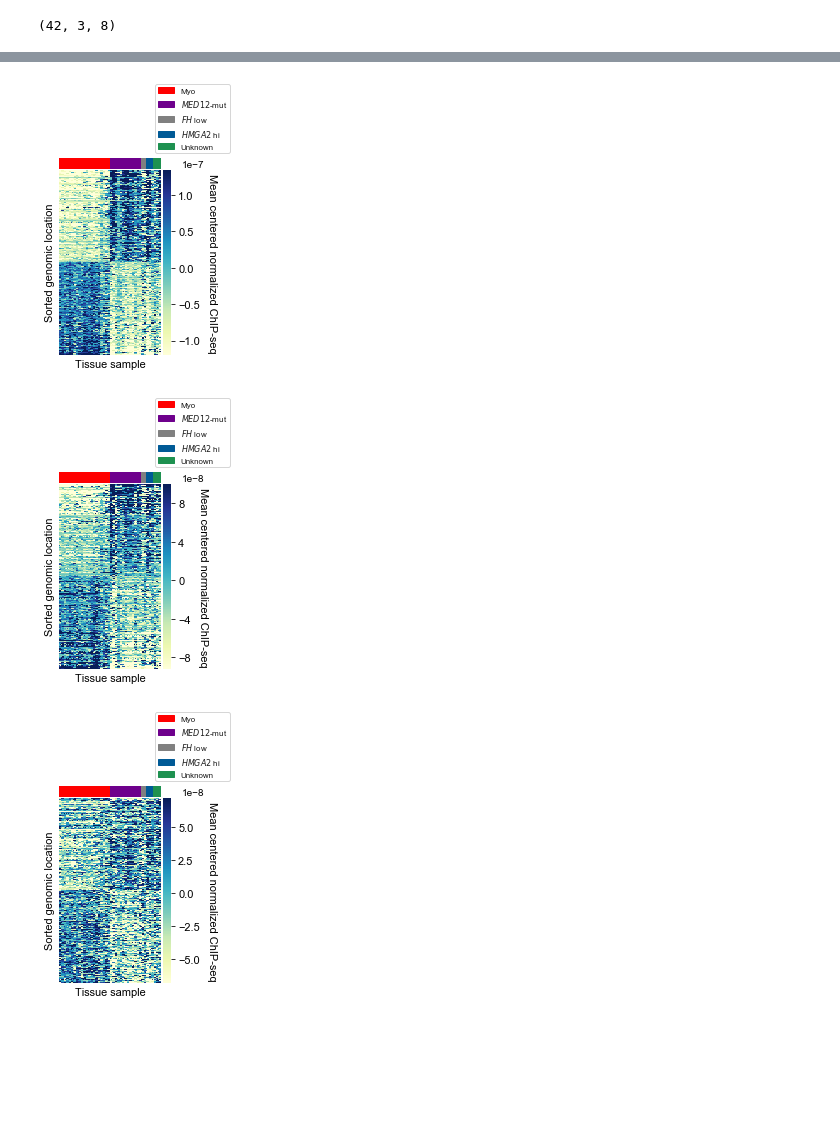
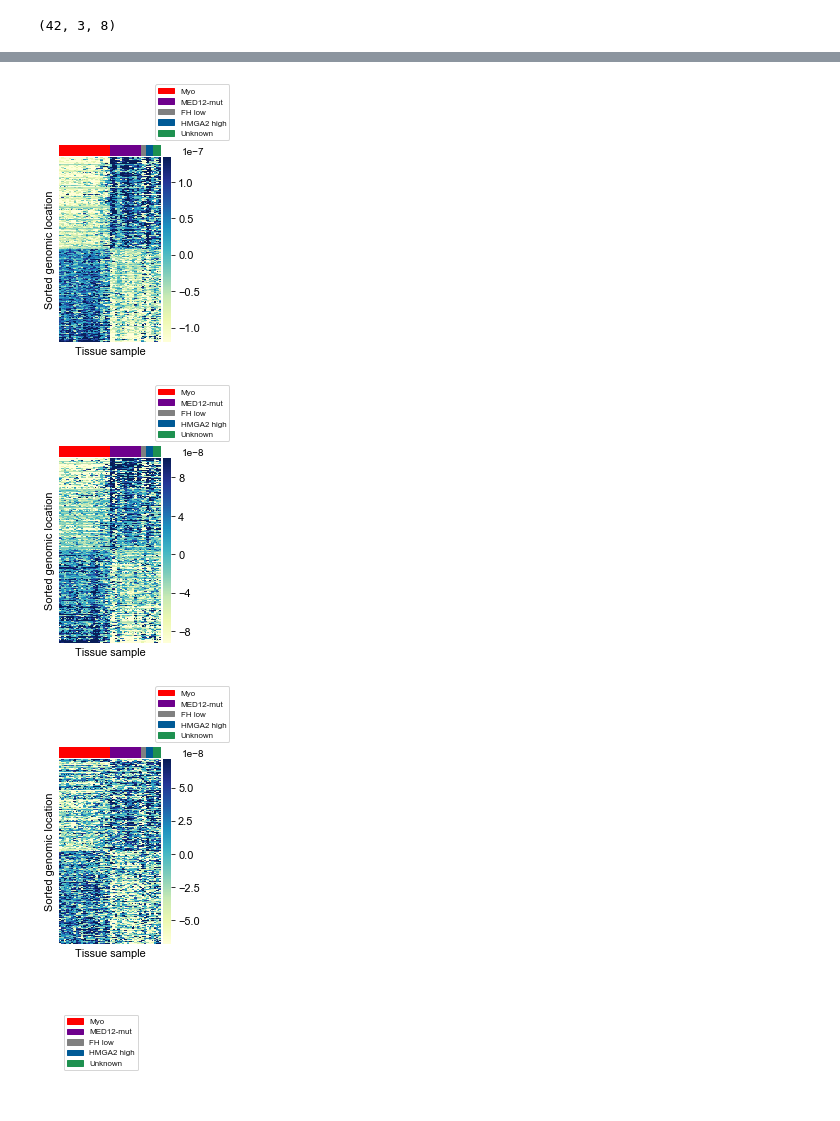
Before and after one commit to jssong-lab/DeCET, a Jupyter notebook: DeCET_downstream_analysis/analysis_of_HOSVD_projections.ipynb, the cells around one changed output, grey strips where cells are left out. Drawn from its saved outputs; the diff is of its cells as text; code cells hidden in the pictures; blank space fills up the shorter version.

```diff
--- a/DeCET_downstream_analysis/analysis_of_HOSVD_projections.ipynb
+++ b/DeCET_downstream_analysis/analysis_of_HOSVD_projections.ipynb
@@ -16,13 +16,14 @@ seaborn.set(font='Arial')
 plt.style.use('default')
 rcParams['font.family'] = 'Arial'
 rcParams['font.size'] = 11
+rcParams['pdf.fonttype'] = 42
 plt.rcParams.update({"text.color": 'k'})
 
 import sys
 sys.path.append('./')
 import auxiliary_bed_functions as abf
 
-date = '12_16_19' # Change this to today's date for output names.
+date = '5_11_20' # Change this to today's date for output names.
 
 input_dir = '../tensor_input/' # directory where the HOSVD files can be found
 file_prefix = 'leiomyoma_HOSVD_final' # prefix used for input files
@@ -40,10 +41,12 @@ check_dir(output_dir + 'figures/' + 'figure1_panels/')
 check_dir(output_dir + 'figures/' + 'figure2_panels/')
 check_dir(output_dir + 'figures/' + 'figure3_panels/')
 check_dir(output_dir + 'figures/' + 'figure4_panels/')
-check_dir(output_dir + 'figures/' + 'figureS1_panels/')
-check_dir(output_dir + 'figures/' + 'figureS2_panels/')
+check_dir(output_dir + 'figures/' + 'figure5_panels/')
+check_dir(output_dir + 'figures/' + 'figure6_panels/')
 check_dir(output_dir + 'figures/' + 'figureS3_panels/')
 check_dir(output_dir + 'figures/' + 'figureS4_panels/')
+check_dir(output_dir + 'figures/' + 'figureS5_panels/')
+check_dir(output_dir + 'figures/' + 'figureS6_panels/')
 # %%
 # Read in the projections from the tensor decomposition.
 fp = open( input_dir + file_prefix + '_projections.txt', 'r')
@@ -105,8 +108,10 @@ for k in range(n_as):
         ax[k].set_xlabel('Location singular vector order',fontsize=11)
         plt.setp(ax[k].get_xticklabels(), visible=True)
         plt.xticks([2*i+1 for i in range(int(n_proj/2))], [2*(i+1) for i in range(int(n_proj/2))])
+    plt.setp(ax[k].get_xticklabels(), visible=True)
+    plt.xticks([2*i+1 for i in range(int(n_proj/2))], [2*(i+1) for i in range(int(n_proj/2))])
 
 plt.tight_layout()
 plt.savefig(output_dir + 'figures/' + 'figure1_panels/' + file_prefix +
-            '_panelB_stacked_projections_' + date + '.pdf', format='pdf')
+          '_panelB_stacked_projections_' + date + '.pdf', format='pdf', transparent=True)
 # %% [output]
@@ -1255,7 +1287,7 @@ for i in range(21,42):
         row_colors.append((30/255, 145/255, 80/255, 1.0))
 
 colors = [(1.0, 0, 0, 1.0), (110/255, 0/255, 140/255, 1.0), (128/255, 128/255, 128/255, 1.0), (0/255, 90/255, 150/255, 1.0), (30/255, 145/255, 80/255, 1.0)]
-labels = ['Myo', '$\it{MED12}$-mut', '$\it{FH}$ low', '$\it{HMGA2}$ hi', 'Unknown']
+labels = ['Myo', 'MED12-mut', 'FH low', 'HMGA2 high', 'Unknown']
 # %%
 import scipy.spatial as sp, scipy.cluster.hierarchy as hc
 
@@ -1382,5 +1403,5 @@ g.savefig(output_dir + 'figures/' + 'figureS1_panels/' +
 # %%
-# Figures 2A-C
+# Figures S4A-C
 loc_order = np.argsort(U_l[:,3])
 for k in range(n_as):
 
@@ -1393,37 +1414,57 @@ for k in range(n_as):
     end_regions = np.concatenate((condition_stacked_array[:,:3000], condition_stacked_array[:,-3000:]), axis=1)
     del condition_stacked_array
     ## Mean center the columns (sorted genomic bins).
     end_regions = end_regions - np.mean(end_regions, axis=0)
 
     g = seaborn.clustermap(np.transpose(end_regions), col_linkage=linkage,
                            row_cluster=False, col_cluster=True, cmap="YlGnBu",
                            robust=True, col_colors=row_colors,
                            vmin = np.percentile(end_regions, 10, axis=None, interpolation='nearest'),
                            vmax = np.percentile(end_regions, 90, axis=None, interpolation='nearest'),
                            xticklabels = [], yticklabels=[] , figsize=(2.3,4.5))
 
     g.ax_row_dendrogram.set_visible(False)
     g.ax_col_dendrogram.set_visible(False)
 
     g.cax.set_position([0.91,0.125,0.05,0.57])
     plt.setp(g.cax.get_yticklabels(), fontsize=11)
-    g.cax.set_ylabel('Mean centered normalized ChIP-seq', rotation=270, fontsize=11, labelpad=17)
+    #g.cax.set_ylabel('Mean centered normalized ChIP-seq', rotation=270, fontsize=11, labelpad=17)
     g.cax.get_yaxis().get_offset_text().set_x(5.0)
 
 
     g.ax_heatmap.yaxis.set_label_position("left")
 
     l2=g.ax_heatmap.legend(loc='lower left', bbox_to_anchor=(0.9,1.07,0.1,0.1), handles=legend_TN,
                            frameon=True, fontsize=8)
 
     g.ax_heatmap.set_xlabel('Tissue sample', fontsize=11)
     g.ax_heatmap.set_ylabel('Sorted genomic location', fontsize=11)
 
-    g.savefig(output_dir + 'figures/' + 'figureS2_panels/' +
+    g.savefig(output_dir + 'figures/' + 'figureS4_panels/' + file_prefix +
               '_sorted_location_heatmap_' + assay_name[k] + '_' +
-              date + '.png', dpi=300, format='png')
+              date + '.png', dpi=300, format='png', transparent=True)
+#     g.savefig(output_dir + 'figures/' + 'figureS4_panels/' + file_prefix +
+#               '_sorted_location_heatmap_' + assay_name[k] + '_' +
+#               date + '.pdf', dpi=300, format='pdf', transparent=True)
 # %% [output]
-[figure, old version]
+[figure, new version]
-[figure, old version]
+[figure, new version]
-[figure, old version]
+[figure, new version]
+# %%
+# Create a legend for the columns used in Figure S4A-F.
+fig, ax = plt.subplots(figsize=(2,2))
+ax.set_axis_off()
+
+legend = fig.legend(loc='center', handles=legend_TN,
+                           frameon=True, fontsize=8)
+
+fig.canvas.draw()
+# plt.show()
+bbox  = legend.get_window_extent().transformed(fig.dpi_scale_trans.inverted())
+plt.savefig(output_dir + 'figures/' + 'figureS4_panels/' + file_prefix +
+            '_panelC_subtype_legend_' + date + '.pdf',
+             bbox_inches='tight', format='pdf', transparent=True)
+#plt.close()
+# %% [output]
+[figure, added]
 # %%
```
Also changed, not shown: parts of 22 cells of this notebook, 8 other files.
